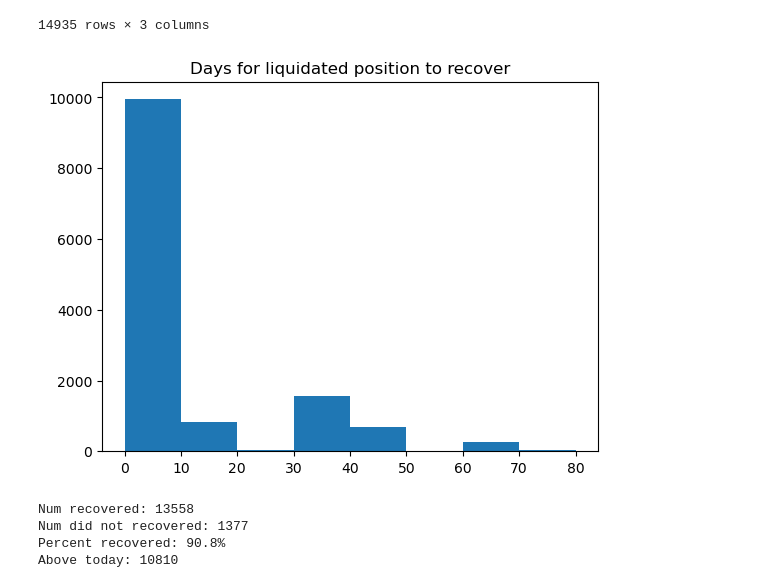
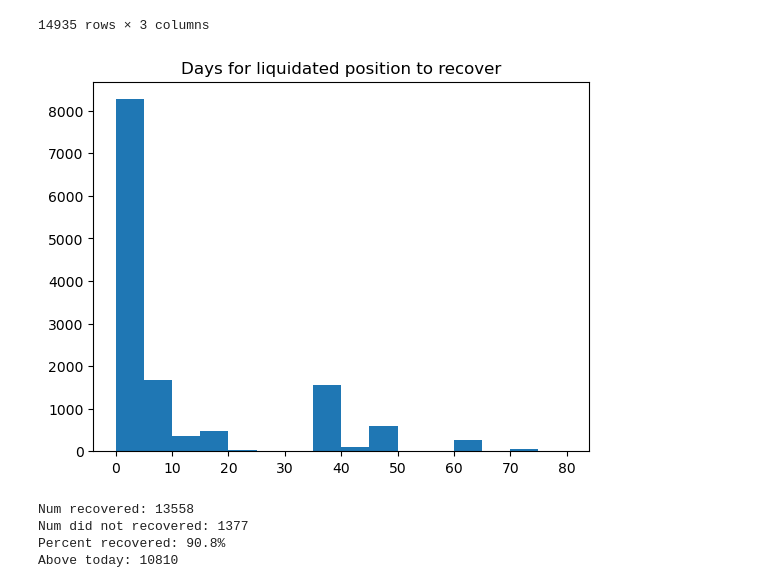
Before and after one commit to delorean-exchange/liquidation-analysis, a Jupyter notebook: liquidations.ipynb, the cells around one changed output. Drawn from its saved outputs; the diff is of its cells as text; code cells hidden in the pictures.

```diff
--- a/liquidations.ipynb
+++ b/liquidations.ipynb
@@ -100,22 +102,22 @@ df
 # %%
 import matplotlib.pyplot as plt
 import numpy as np
 
 never_recovered = df[df['days_to_recover'].eq(0) | df['days_to_recover'].gt(100) ]
 above_today = df[df['price'].lt(2500)]
 recovered = df[df['days_to_recover'].gt(0)]
 recovered = recovered[recovered['days_to_recover'].lt(100)]
-bins = np.arange(0, recovered['days_to_recover'].max(), 10)
+bins = np.arange(0, recovered['days_to_recover'].max(), 5)
 fig, ax = plt.subplots()
 plt.hist(recovered['days_to_recover'], bins=bins)
 ax.set_title('Days for liquidated position to recover')
 plt.show()
 print('Num recovered: %s' % len(recovered))
 print('Num did not recovered: %s' % len(never_recovered))
 print('Percent recovered: %0.1f%%' % (100 * len(recovered) / len(df)))
 print('Above today: %s' % len(above_today))
 # %% [output]
-[figure, old version]
+[figure, new version]
 Num recovered: 13558
 Num did not recovered: 1377
 Percent recovered: 90.8%
```
Also changed, not shown: parts of 6 cells of this notebook, 5 other files.
